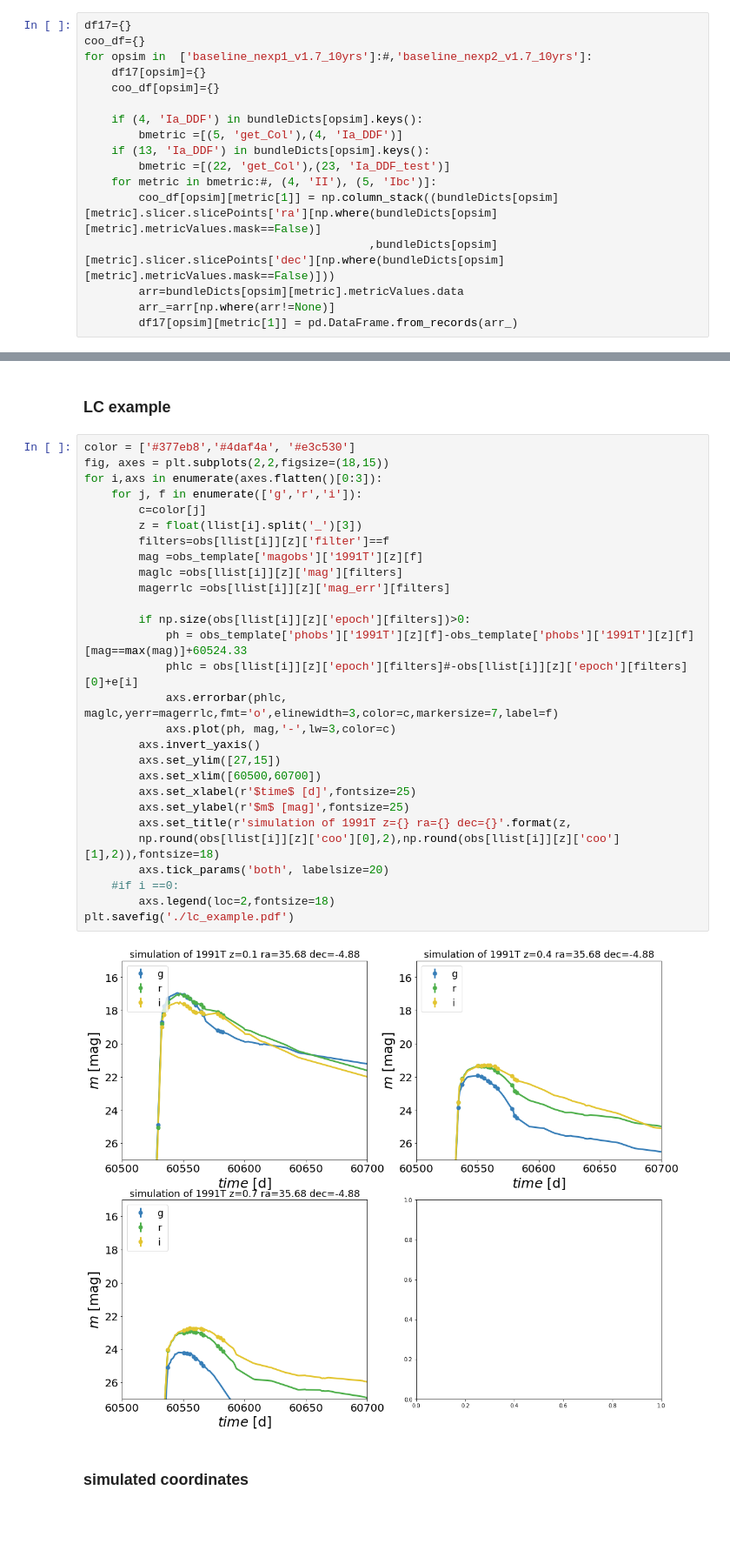
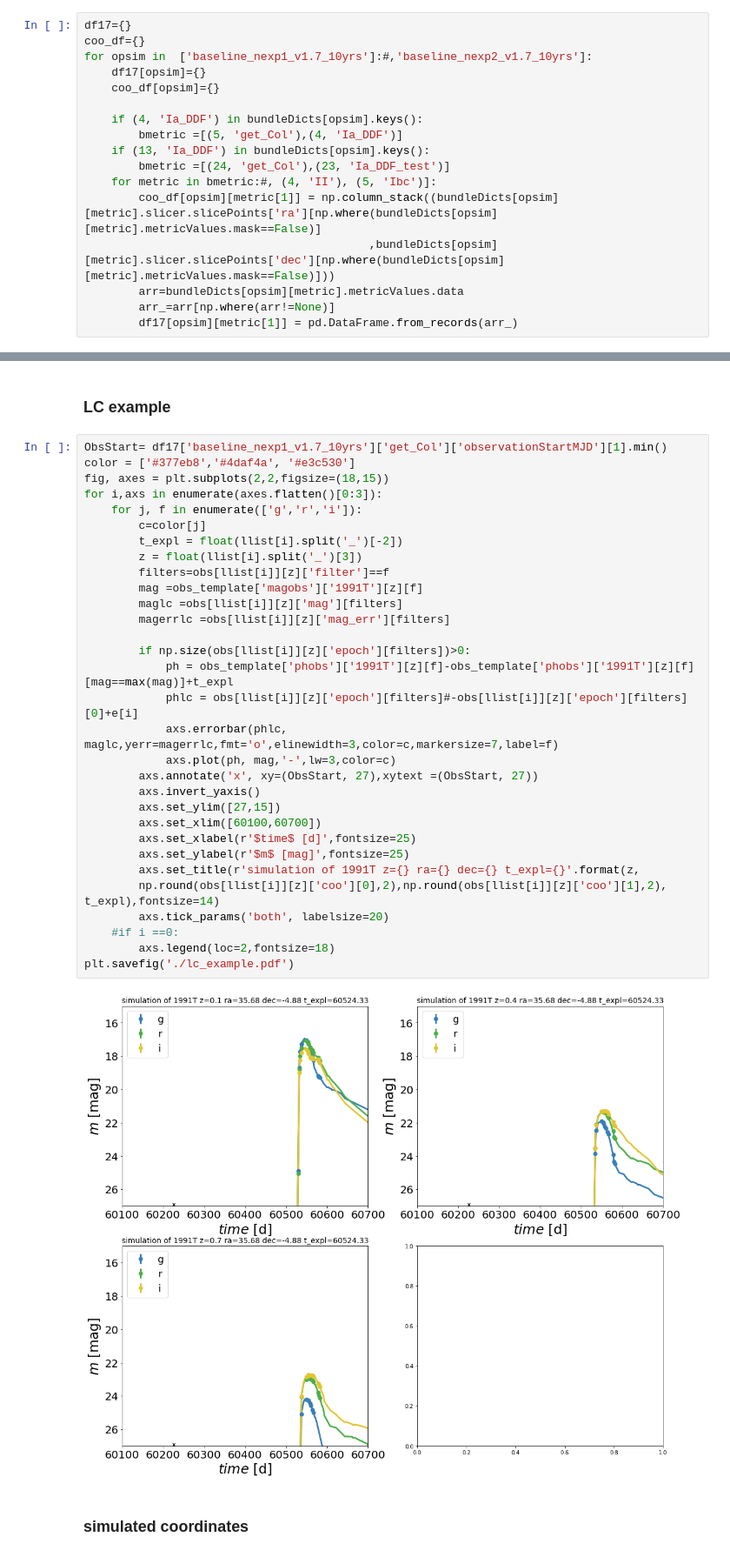
Before and after one commit to FabioRagosta/LSSTmetrics, a Jupyter notebook: SNRateMetric-DDF.ipynb, the cells around one changed output, grey strips where cells are left out. Shown at 87% size. Cells and saved outputs as stored; diff of their text form; blank space fills up the shorter version.

```diff
--- a/SNRateMetric-DDF.ipynb
+++ b/SNRateMetric-DDF.ipynb
@@ -802,7 +803,7 @@ for opsim in  ['baseline_nexp1_v1.7_10yrs']:#,'baseline_nexp2_v1.7_10yrs']:
     if (4, 'Ia_DDF') in bundleDicts[opsim].keys():
         bmetric =[(5, 'get_Col'),(4, 'Ia_DDF')]
     if (13, 'Ia_DDF') in bundleDicts[opsim].keys():
-        bmetric =[(22, 'get_Col'),(23, 'Ia_DDF_test')]
+        bmetric =[(24, 'get_Col'),(23, 'Ia_DDF_test')]
     for metric in bmetric:#, (4, 'II'), (5, 'Ibc')]:
         coo_df[opsim][metric[1]] = np.column_stack((bundleDicts[opsim][metric].slicer.slicePoints['ra'][np.where(bundleDicts[opsim][metric].metricValues.mask==False)]
                                           ,bundleDicts[opsim][metric].slicer.slicePoints['dec'][np.where(bundleDicts[opsim][metric].metricValues.mask==False)]))
@@ -866,35 +871,38 @@ llist=['LC_DDF/LSST_1991T_0.1_60524.33_DDF.dat','LC_DDF/LSST_1991T_0.4_60524.33_
 # %% [markdown]
 ### LC example
 # %%
+ObsStart= df17['baseline_nexp1_v1.7_10yrs']['get_Col']['observationStartMJD'][1].min()
 color = ['#377eb8','#4daf4a', '#e3c530']
 fig, axes = plt.subplots(2,2,figsize=(18,15))
 for i,axs in enumerate(axes.flatten()[0:3]):
     for j, f in enumerate(['g','r','i']):
         c=color[j]
+        t_expl = float(llist[i].split('_')[-2])
         z = float(llist[i].split('_')[3])
         filters=obs[llist[i]][z]['filter']==f
         mag =obs_template['magobs']['1991T'][z][f]
         maglc =obs[llist[i]][z]['mag'][filters]
         magerrlc =obs[llist[i]][z]['mag_err'][filters]
 
         if np.size(obs[llist[i]][z]['epoch'][filters])>0:
-            ph = obs_template['phobs']['1991T'][z][f]-obs_template['phobs']['1991T'][z][f][mag==max(mag)]+60524.33
+            ph = obs_template['phobs']['1991T'][z][f]-obs_template['phobs']['1991T'][z][f][mag==max(mag)]+t_expl
             phlc = obs[llist[i]][z]['epoch'][filters]#-obs[llist[i]][z]['epoch'][filters][0]+e[i]
             axs.errorbar(phlc, maglc,yerr=magerrlc,fmt='o',elinewidth=3,color=c,markersize=7,label=f)
             axs.plot(ph, mag,'-',lw=3,color=c)
+        axs.annotate('x', xy=(ObsStart, 27),xytext =(ObsStart, 27))
         axs.invert_yaxis()
         axs.set_ylim([27,15])
-        axs.set_xlim([60500,60700])
+        axs.set_xlim([60100,60700])
         axs.set_xlabel(r'$time$ [d]',fontsize=25)
         axs.set_ylabel(r'$m$ [mag]',fontsize=25)
-        axs.set_title(r'simulation of 1991T z={} ra={} dec={}'.format(z,
-        np.round(obs[llist[i]][z]['coo'][0],2),np.round(obs[llist[i]][z]['coo'][1],2)),fontsize=18)
+        axs.set_title(r'simulation of 1991T z={} ra={} dec={} t_expl={}'.format(z,
+        np.round(obs[llist[i]][z]['coo'][0],2),np.round(obs[llist[i]][z]['coo'][1],2), t_expl),fontsize=14)
         axs.tick_params('both', labelsize=20)
     #if i ==0:
         axs.legend(loc=2,fontsize=18)
 plt.savefig('./lc_example.pdf')
 # %% [output]
-[figure, old version]
+[figure, new version]
 # %% [markdown]
 ### simulated coordinates
 # %%
```
Also changed, not shown: parts of 9 cells of this notebook.
